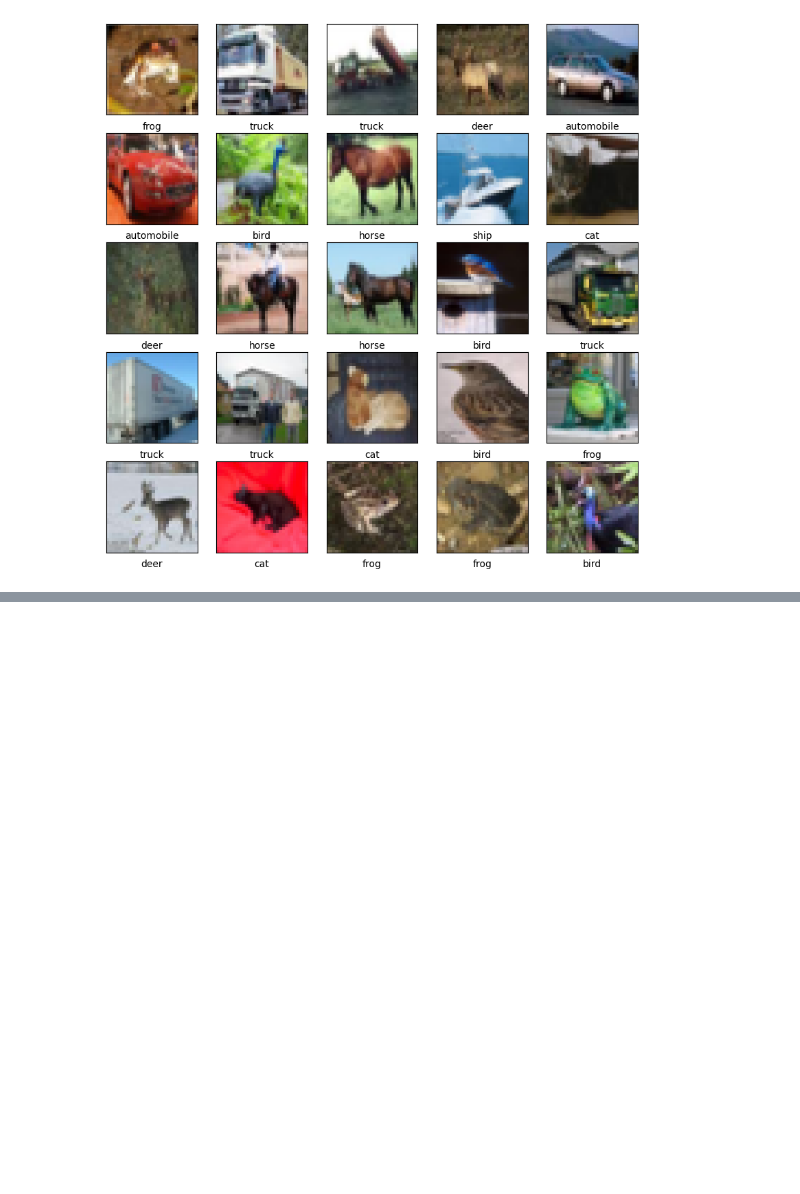
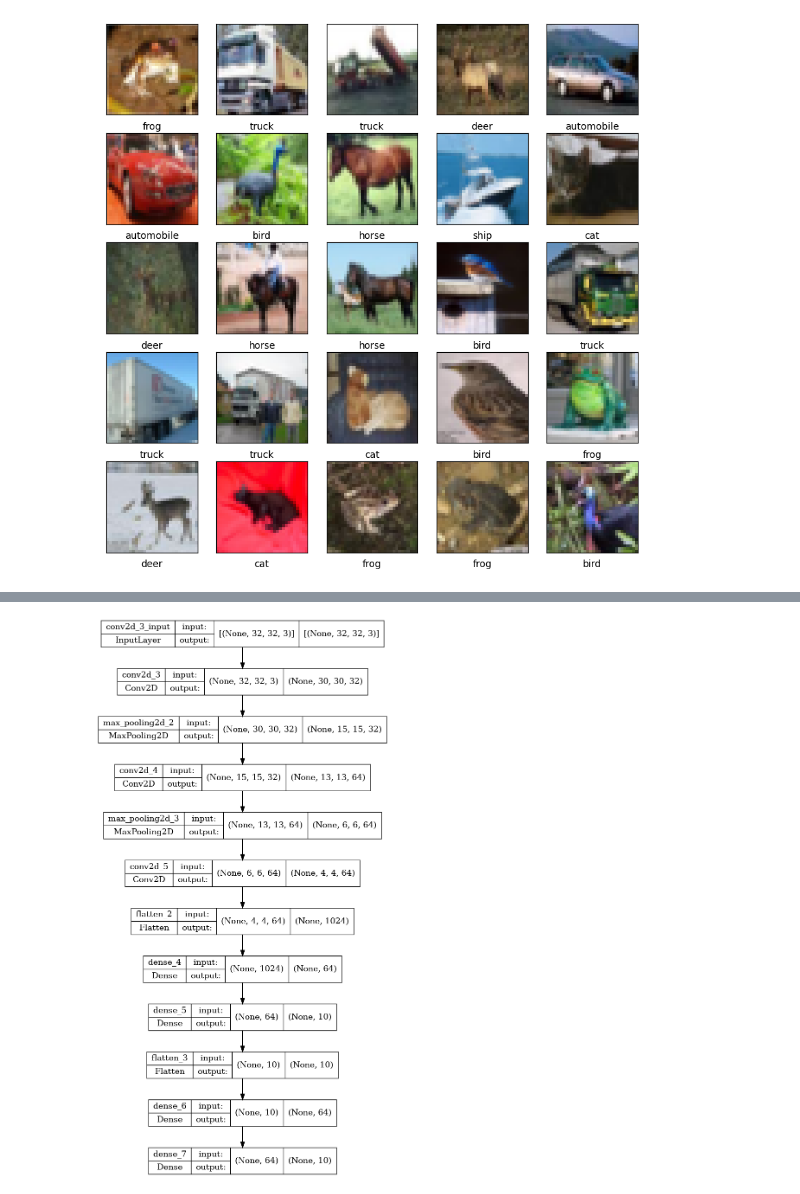
Before and after one commit to aremorov/InversionRL, a Jupyter notebook: KerasCNN.ipynb, the cells around one changed output, grey strips where cells are left out. Drawn from its saved outputs; the diff is of its cells as text; code cells hidden in the pictures; blank space fills up the shorter version.

```diff
--- a/KerasCNN.ipynb
+++ b/KerasCNN.ipynb
@@ -69,6 +101,10 @@ model.add(layers.Dense(10))
 model.add(layers.Flatten())
 model.add(layers.Dense(64, activation='relu'))
 model.add(layers.Dense(10))
+# %%
+tf.keras.utils.plot_model(model, show_shapes=True)
+# %% [output]
+[figure, added]
 # %%
 model.summary()
 # %% [output]
```
Also changed, not shown: parts of 13 cells of this notebook, 19 other files.
